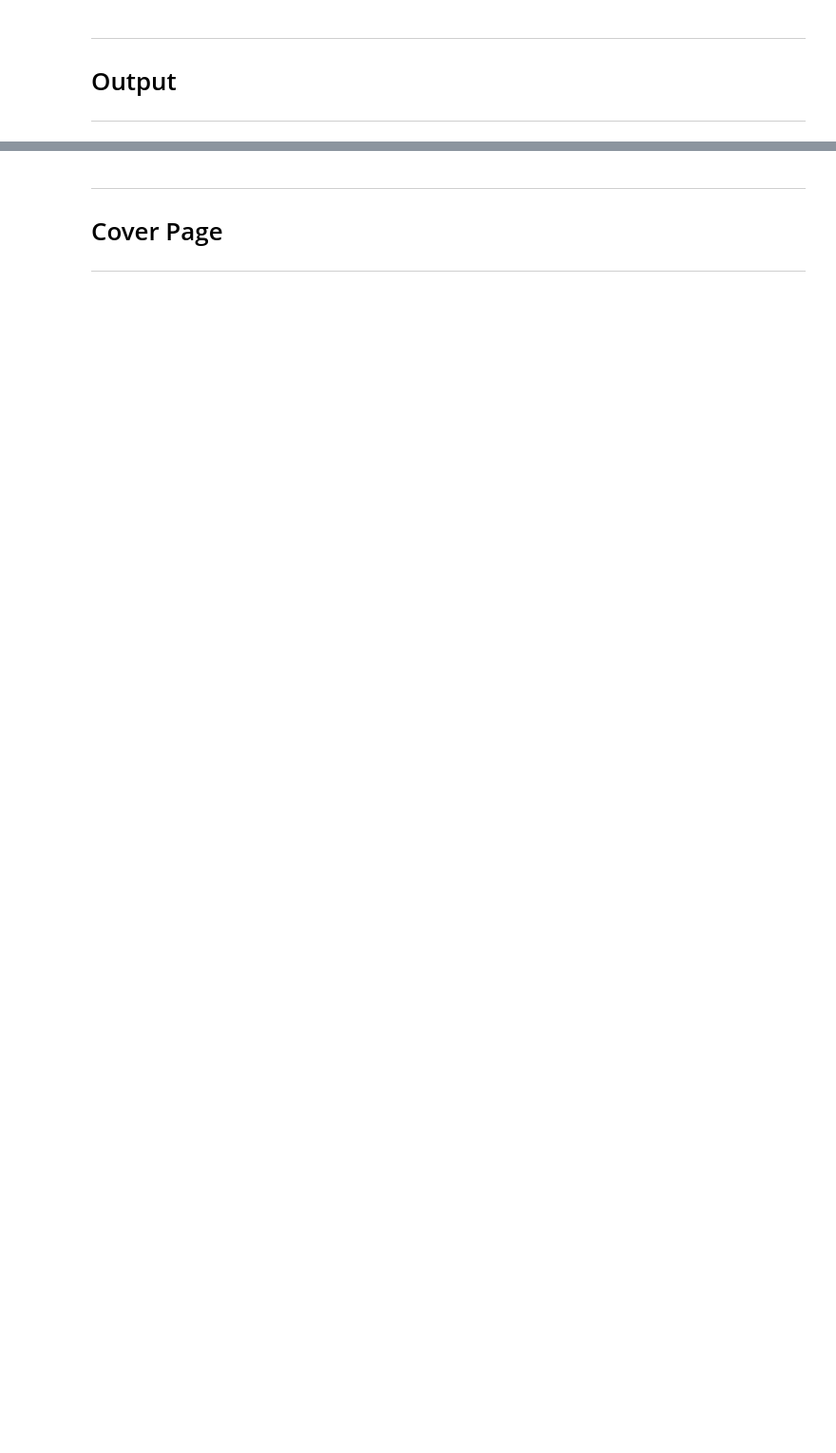
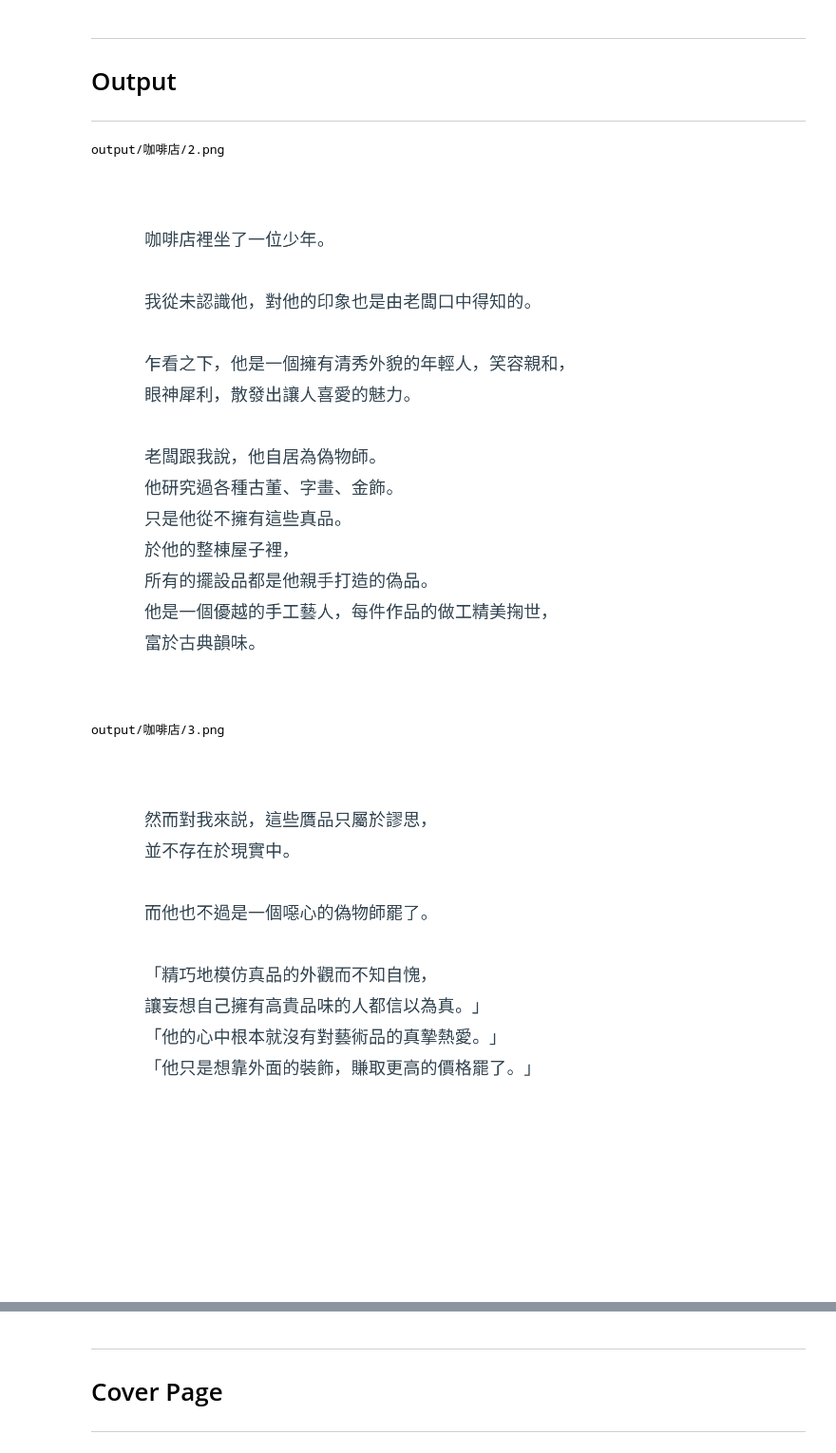
Before and after one commit to Gameboy612/ImageWithTextGenerator, a Jupyter notebook: TextToImage.ipynb, the cells around one changed output, grey strips where cells are left out. Shown at 95% size. Drawn from its saved outputs; the diff is of its cells as text; code cells hidden in the pictures; blank space fills up the shorter version.

Commit message:
changed output directory

```diff
--- a/TextToImage.ipynb
+++ b/TextToImage.ipynb
@@ -263,6 +266,6 @@ print(paragraphs)
 # %%
 def getPageName(page_index):
-    return f"output/page_{page_index}.png"
+    return f"output/{TITLE}/{page_index}.png"
 # %%
 def getParagraphHeight(paragraph):
     line_count = len(paragraph.split("\n")) - 2
@@ -292,7 +295,7 @@ draw = ImageDraw.Draw(current_image)
 MAX_WIDTH = PAGE["x"] - 2 * MARGIN["x"]
 MAX_Y = PAGE["y"] - MARGIN["y"] + PARAGRAPH_SPACING * 1.5
 
-page_index = 1
+page_index = 2
 
 for paragraph in paragraphs:
     if "<br>" in paragraph:
@@ -366,30 +369,35 @@ for paragraph in paragraphs:
                     font=font,
                     fill=fill
                     )
                 current_pos = (current_pos[0] + int(font.getlength(text_segment)) +
                             punctuation_size[0],
                             current_pos[1])
             draw.text(
                 current_pos,
                 text=line[line_index:],
                 font=font,
                 fill=fill
                 )
 
             # End of line
             current_pos = (pos[0], current_pos[1] + FONT_SIZE + spacing)
 
     if isJPTWStyledPunctuation:
         jptwStyledPunctuation(paragraph)
     else:
         draw.multiline_text(
             (x, y),
             paragraph,
             fill=TEXT_COLOR,
             font=FONT,
             spacing=LINE_SPACING
             )
     y += getParagraphHeight(paragraph) + PARAGRAPH_SPACING
 print(getPageName(page_index))
 display(current_image)
 current_image.save(getPageName(page_index))
+# %% [output]
+output/咖啡店/2.png
+[figure, added]
+output/咖啡店/3.png
+[figure, added]
```
Also changed, not shown: parts of 6 cells of this notebook, 9 other files.
